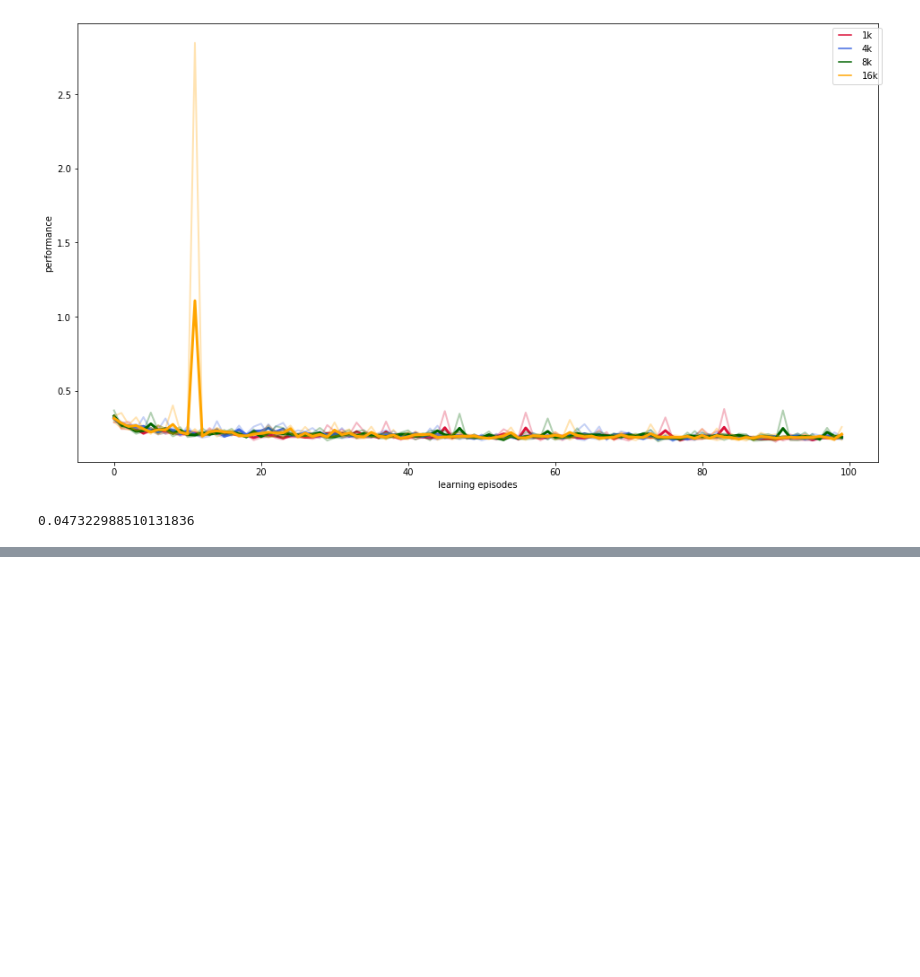
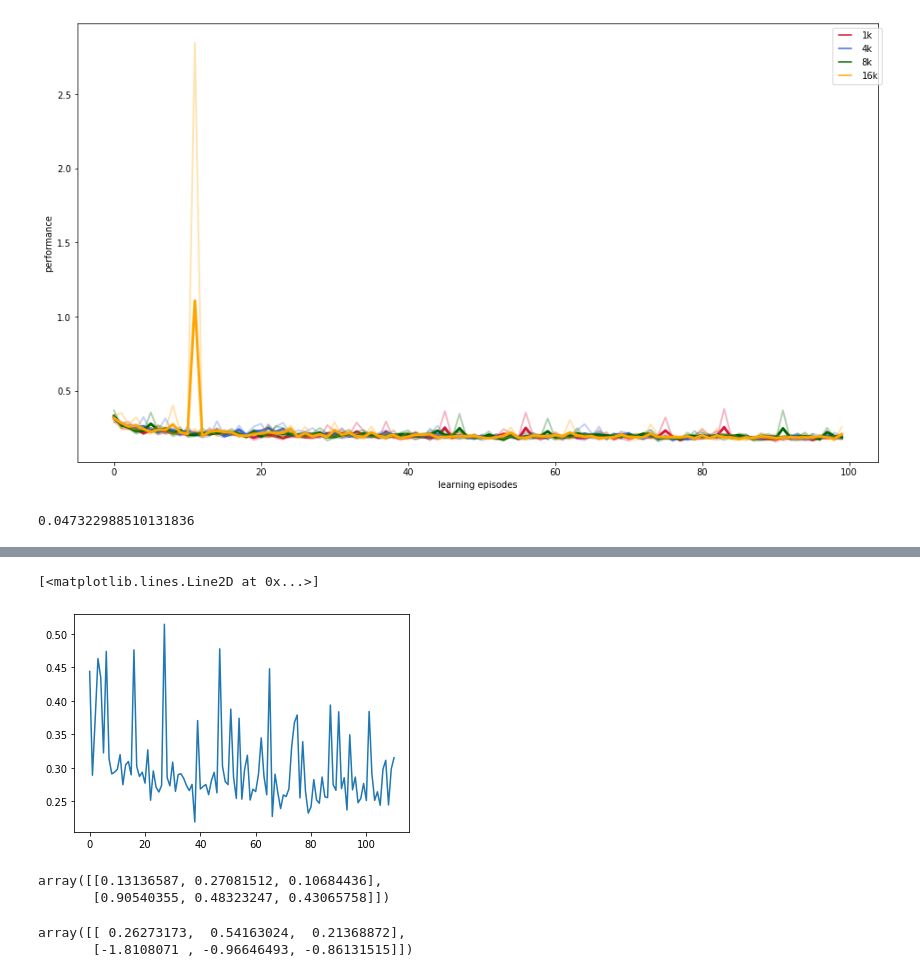
Before and after one commit to TimotheeAnne/Prelab_LARSEN, a Jupyter notebook: fast_adaptation_embedding/plot.ipynb, the cells around one changed output, grey strips where cells are left out. Saved outputs shown, nothing was run; the diff lists cells and outputs as text; code cells hidden in the pictures; blank space fills up the shorter version.

```diff
--- a/fast_adaptation_embedding/plot.ipynb
+++ b/fast_adaptation_embedding/plot.ipynb
@@ -530,0 +534,11 @@ test = np.array([[0,1,2,3,4,5,6,7,8,9],[10,11,12,13,14,15,16,17,18],[20,21,22,23
+# %%
+plt.plot(data['model_eval'])
+# %% [output]
+[<matplotlib.lines.Line2D at 0x...>]
+[figure, added]
+# %%
+a = np.random.random((2,3))
+a
+# %% [output]
+array([[0.13136587, 0.27081512, 0.10684436],
+       [0.90540355, 0.48323247, 0.43065758]])
@@ -530,0 +547,5 @@ test = np.array([[0,1,2,3,4,5,6,7,8,9],[10,11,12,13,14,15,16,17,18],[20,21,22,23
+# %%
+np.swapaxes(np.swapaxes(a, 0,1) * b, 0, 1)
+# %% [output]
+array([[ 0.26273173,  0.54163024,  0.21368872],
+       [-1.8108071 , -0.96646493, -0.86131515]])
```
Also changed, not shown: parts of 5 cells of this notebook, 9 other files.
